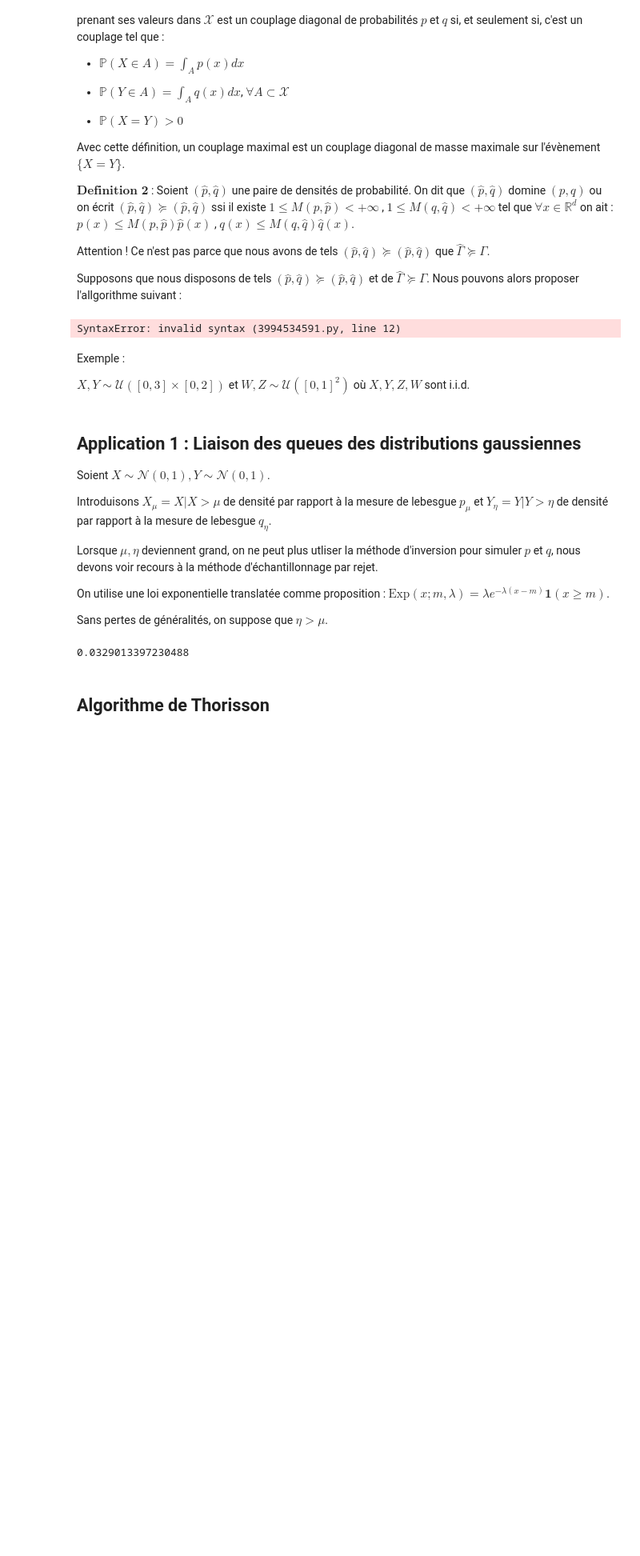
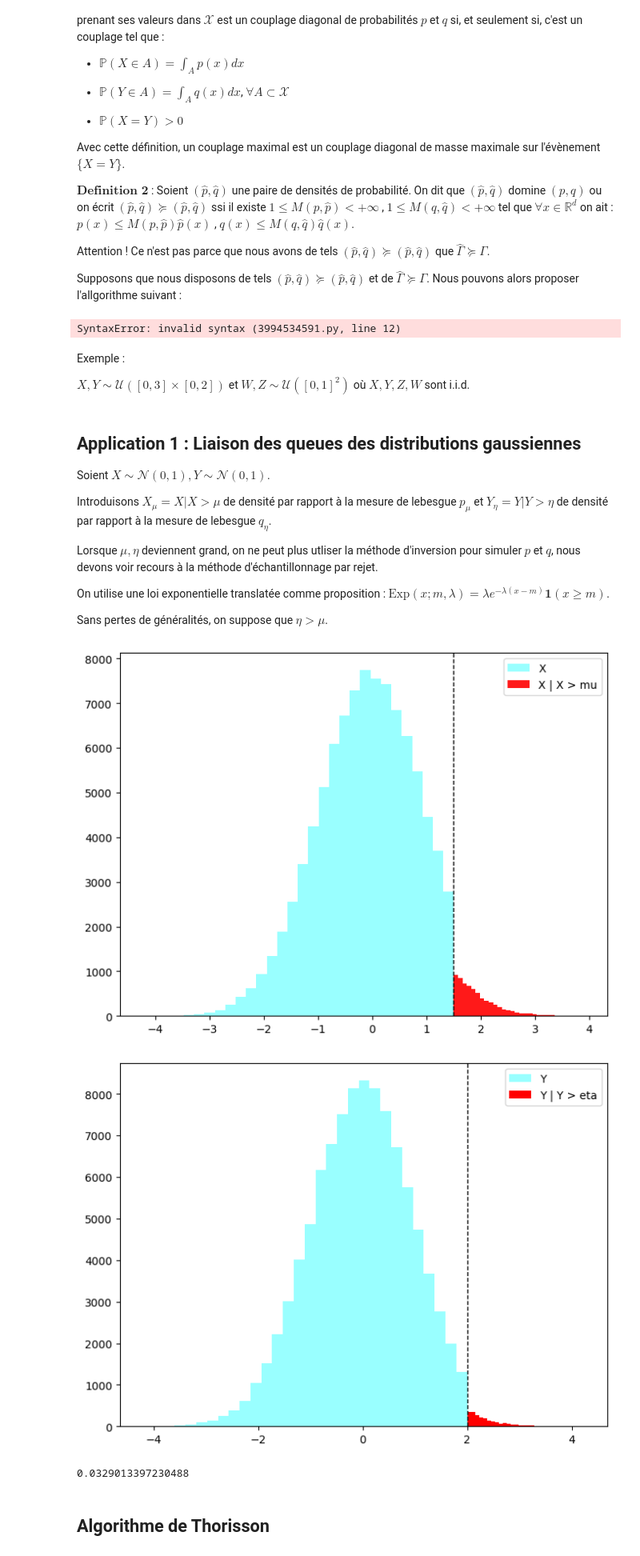
Before and after one commit to AugustinCablant/Monte-Carlo-project, a Jupyter notebook: notebook.ipynb, the cells around one changed output. Shown at 80% size. Cells and saved outputs as stored; diff of their text form; code cells hidden in the pictures; blank space fills up the shorter version.

```diff
--- a/notebook.ipynb
+++ b/notebook.ipynb
@@ -121,6 +121,32 @@ Lorsque $\mu , \eta $ deviennent grand, on ne peut plus utliser la méthode d'in
 On utilise une loi exponentielle translatée comme proposition : $\text{Exp} (x; m, \lambda) = \lambda e^{- \lambda (x-m)} \textbf{1} (x \ge m)$.
 
 Sans pertes de généralités, on suppose que $ \eta > \mu $.
+# %%
+n = 10**5
+mu, eta = 1.5, 2
+X = npr.normal(0, 1, size=n)
+X_filtre = X[X<=mu]
+X_mu = X[X>mu]
+Y = npr.normal(0, 1, size=n)
+Y_filtre = Y[Y<=eta]
+Y_eta = Y[Y>eta]
+
+plt.figure(figsize=(8,6))
+plt.hist(X_filtre, bins = 30, label = "X", color = "cyan", alpha = 0.4)
+plt.hist(X_mu, bins = 30, label = "X | X > mu", color = "red", alpha = 0.9)
+plt.axvline(x=mu, color='k', linestyle='--', linewidth=1)
+plt.legend()
+plt.show()
+
+plt.figure(figsize=(8,6))
+plt.hist(Y_filtre, bins = 30, label = "Y", color = "cyan", alpha = 0.4)
+plt.hist(Y_eta, bins = 30, label = "Y | Y > eta", color = "red")
+plt.axvline(x=eta, color='k', linestyle='--', linewidth=1)
+plt.legend()
+plt.show()
+# %% [output]
+[figure, added]
+[figure, added]
 # %%
 def translated_exp_dist(x, m, l):
     """  Exponentielle translatée
```
Also changed, not shown: parts of 1 cell of this notebook, 1 other file.
